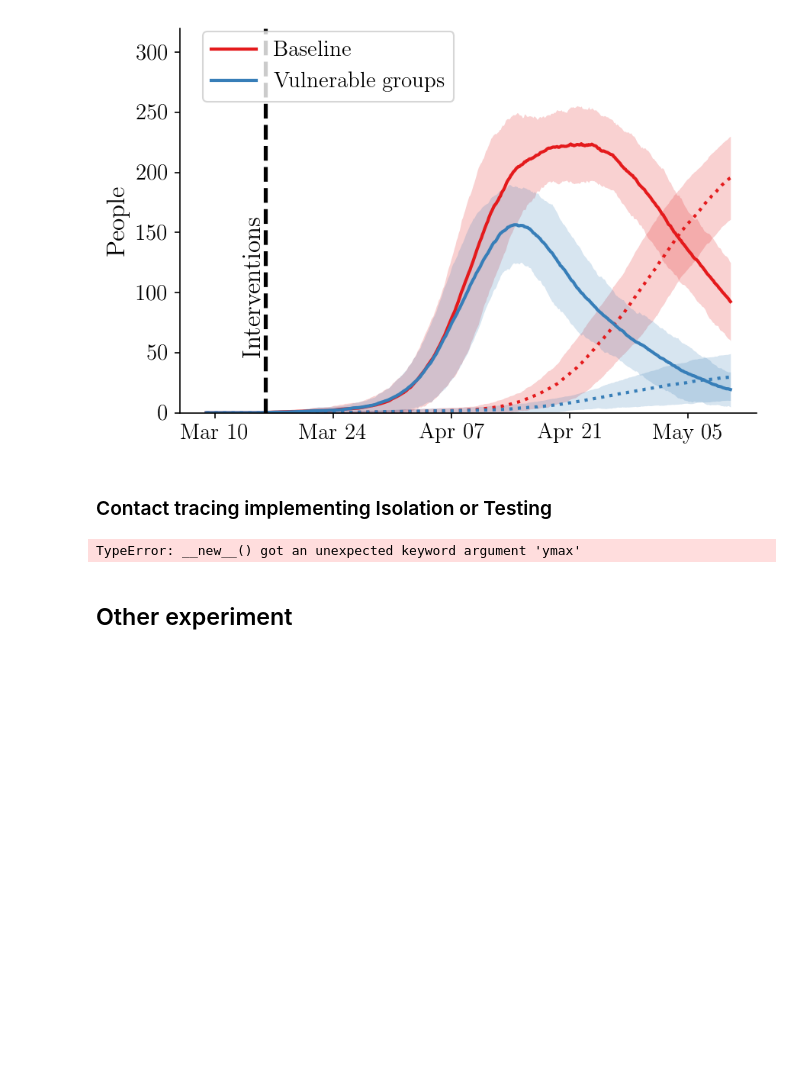
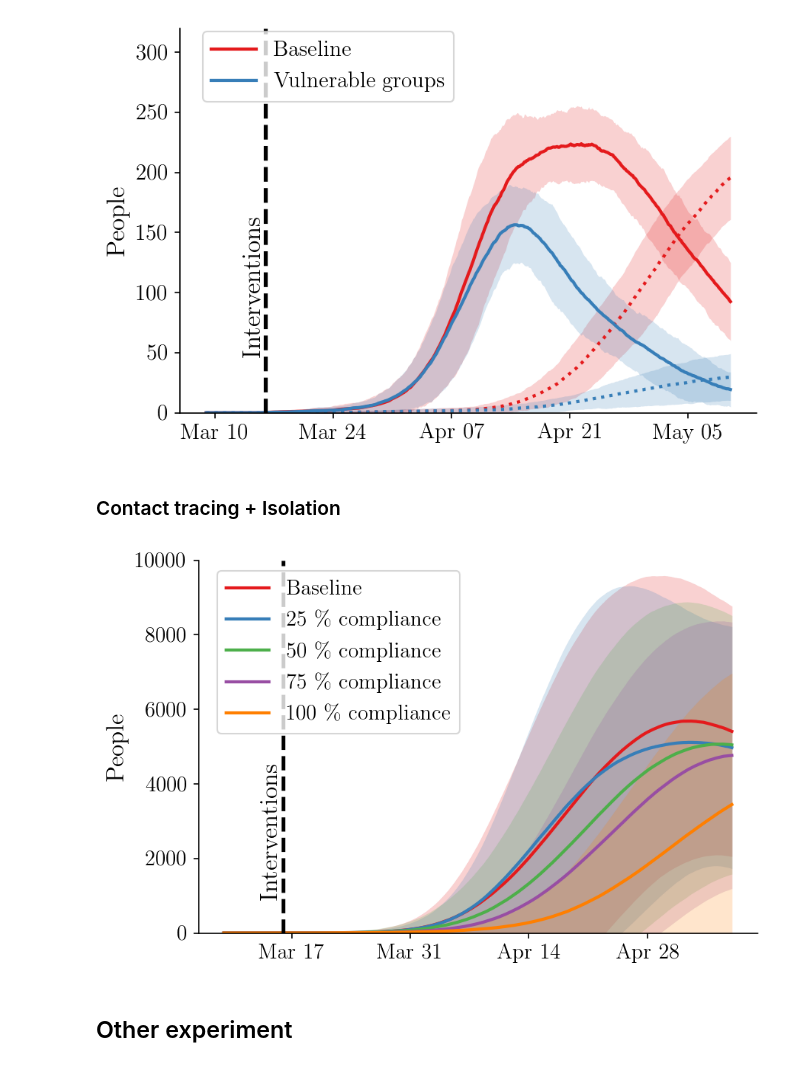
Before and after one commit to covid19-model/simulator, a Jupyter notebook: sim/sim-plot.ipynb, the cells around one changed output. Cells and saved outputs as stored; diff of their text form; code cells hidden in the pictures; blank space fills up the shorter version.

```diff
--- a/sim/sim-plot.ipynb
+++ b/sim/sim-plot.ipynb
@@ -271,38 +344,62 @@ for plot_filename, plots in plots.items():
 [figure]
 [figure]
 # %% [markdown]
-### Contact tracing implementing Isolation or Testing
+### Contact tracing + Isolation
 # %%
 # Format: {`filename for plot` : `list of `Plot` objects`}
 country, area = 'CH', 'TI'
+ymax = {
+    'CH' : {'TI' : 10000}
+}
 plots = {
-#     f'tracing-isolation-{country}-{area}-isolate_days=14-contacts=25' : [
-# #         Plot(label='No tracing', ymax=500,
-# #             path='baseline-{country}-{area}/baseline-{country}-{area}-baseline.pk'),
-#         Plot(label='7-day quarantine', ymax=300,
-#             path=f'tracing-isolation-{country}-{area}/tracing-isolation-{country}-{area}-isolate_days=7-contacts=5000-policy=basic.pk'),
-#         Plot(label='14-day quarantine', ymax=200,
-#             path=f'tracing-isolation-{country}-{area}/tracing-isolation-{country}-{area}-isolate_days=14-contacts=5000-policy=basic.pk'),
-#     ],
+    f'tracing-isolation-{country}-{area}' : [
+        Plot(label='Baseline',
+            path=(f'baseline-scenario-b-{country}-{area}/'
+                  f'baseline-scenario-b-{country}-{area}-baseline.pk')),
+        Plot(label='25 \% compliance',
+            path=(f'tracing-isolation-compliance-{country}-{area}/'
+                  f'tracing-isolation-compliance-{country}-{area}-p=0.25.pk')),
+        Plot(label='50 \% compliance',
+            path=(f'tracing-isolation-compliance-{country}-{area}/'
+                  f'tracing-isolation-compliance-{country}-{area}-p=0.5.pk')),
+        Plot(label='75 \% compliance',
+            path=(f'tracing-isolation-compliance-{country}-{area}/'
+                  f'tracing-isolation-compliance-{country}-{area}-p=0.75.pk')),
+        Plot(label='100 \% compliance',
+            path=(f'tracing-isolation-{country}-{area}/'
+                  f'tracing-isolation-{country}-{area}-symptomatic_isolated=True.pk')),
+    ]
+}
 
-        f'tracing-isolation-compliance-{country}-{area}' : [
-        Plot(label='10\% adoption', ymax=8000,
-            path=(f'tracing-isolation-compliance-{country}-{area}/'
-                  f'tracing-isolation-compliance-{country}-{area}-p=0.1-policy=basic.pk')),
-        Plot(label='25\% adoption', ymax=8000,
-            path=(f'tracing-isolation-compliance-{country}-{area}/'
-                  f'tracing-isolation-compliance-{country}-{area}-p=0.25-policy=basic.pk')),
-        Plot(label='50\% adoption', ymax=8000,
-            path=(f'tracing-isolation-compliance-{country}-{area}/'
-                  f'tracing-isolation-compliance-{country}-{area}-p=0.5-policy=basic.pk')),
-        Plot(label='75\% adoption', ymax=8000,
-            path=(f'tracing-isolation-compliance-{country}-{area}/'
-                  f'tracing-isolation-compliance-{country}-{area}-p=0.75-policy=basic.pk')),
-         Plot(label='100\% adoption', ymax=8000,
-            path=(f'tracing-isolation-{country}-{area}/'
-                  f'tracing-isolation-{country}-{area}-isolate_days=14-contacts=5000-policy=basic.pk')),
-    ],
+for plot_filename, plots in plots.items():
 
-}
+    # extract plot info
+    labels = get_properties(plots, 'label')
+    paths = get_properties(plots, 'path')
+
+    # load simulations
+    results = load_summary_list(paths)
+    sims = get_properties(results, 'metadata')
+    summaries = get_properties(results, 'summary')
+
+    # plots
+    plotter = Plotter()
+
+    start_date = calibration_start_dates[sims[0].country][sims[0].area]
+    start_date_lockdown = calibration_lockdown_dates[sims[0].country]['start']
+    days_until_lockdown = (pd.to_datetime(start_date_lockdown) - pd.to_datetime(start_date)).days
+
+    plotter.compare_total_infections(
+        summaries,
+        titles=labels,
+        filename=plot_filename,
+        start_date=start_date,
+        figsize=(6,4), acc=500,
+        legend_is_left=True,
+        lockdown_label_y=1000,
+        legendXoffset=0.015,
+        lockdown_at=days_until_lockdown,
+        ymax=ymax[sims[0].country][sims[0].area],
+        errorevery=14)
 # %% [output]
-TypeError: __new__() got an unexpected keyword argument 'ymax'
+[figure, added]
```
Also changed, not shown: parts of 4 cells of this notebook, 7 other files.
